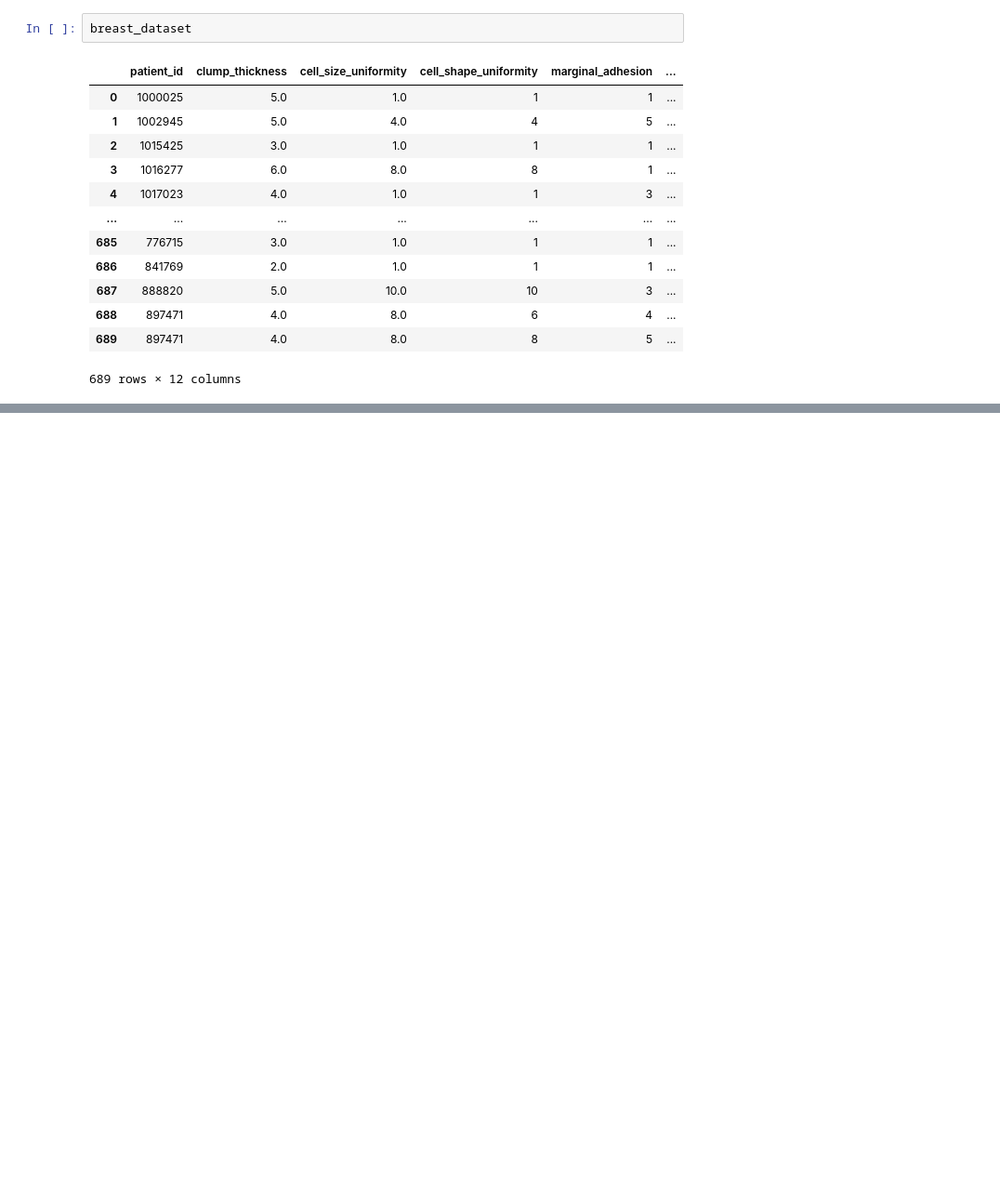
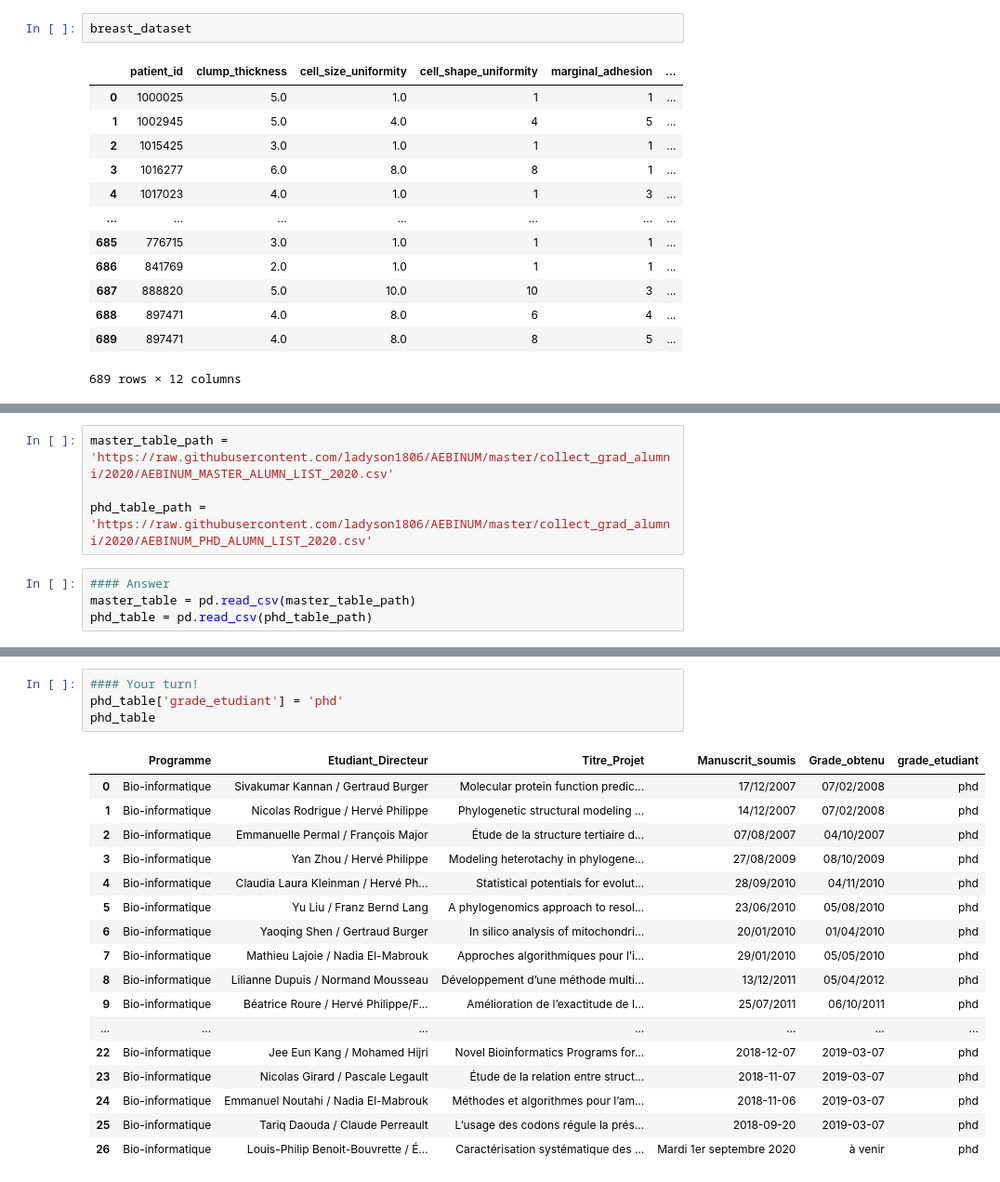
Before and after one commit to ladyson1806/pandas_data_wrangling, a Jupyter notebook: datatrek_2021/Data_Processing_Python.ipynb, the cells around one changed output, grey strips where cells are left out. Shown at 93% size. Saved outputs shown, nothing was run; the diff lists cells and outputs as text; blank space fills up the shorter version.

```diff
--- a/datatrek_2021/Data_Processing_Python.ipynb
+++ b/datatrek_2021/Data_Processing_Python.ipynb
@@ -665,0 +627,8 @@ filtered_breast_dataset
+# %%
+master_table_path = 'https://raw.githubusercontent.com/ladyson1806/AEBINUM/master/collect_grad_alumni/2020/AEBINUM_MASTER_ALUMN_LIST_2020.csv'
+
+phd_table_path = 'https://raw.githubusercontent.com/ladyson1806/AEBINUM/master/collect_grad_alumni/2020/AEBINUM_PHD_ALUMN_LIST_2020.csv'
+# %%
+#### Answer
+master_table = pd.read_csv(master_table_path)
+phd_table = pd.read_csv(phd_table_path)
@@ -665,0 +654,22 @@ filtered_breast_dataset
+# %%
+#### Your turn!
+phd_table['grade_etudiant'] = 'phd'
+phd_table
+# %% [output]
+|  | Programme | Etudiant_Directeur | Titre_Projet | Manuscrit_soumis | Grade_obtenu | grade_etudiant |
+| 0 | Bio-informatique | Sivakumar Kannan / Gertraud Burger | Molecular protein function predic... | 17/12/2007 | 07/02/2008 | phd |
+| 1 | Bio-informatique | Nicolas Rodrigue / Hervé Philippe | Phylogenetic structural modeling ... | 14/12/2007 | 07/02/2008 | phd |
+| 2 | Bio-informatique | Emmanuelle Permal / François Major | Étude de la structure tertiaire d... | 07/08/2007 | 04/10/2007 | phd |
+| 3 | Bio-informatique | Yan Zhou / Hervé Philippe | Modeling heterotachy in phylogene... | 27/08/2009 | 08/10/2009 | phd |
+| 4 | Bio-informatique | Claudia Laura Kleinman / Hervé Ph... | Statistical potentials for evolut... | 28/09/2010 | 04/11/2010 | phd |
+| 5 | Bio-informatique | Yu Liu / Franz Bernd Lang | A phylogenomics approach to resol... | 23/06/2010 | 05/08/2010 | phd |
+| 6 | Bio-informatique | Yaoqing Shen / Gertraud Burger | In silico analysis of mitochondri... | 20/01/2010 | 01/04/2010 | phd |
+| 7 | Bio-informatique | Mathieu Lajoie / Nadia El-Mabrouk | Approches algorithmiques pour l’i... | 29/01/2010 | 05/05/2010 | phd |
+| 8 | Bio-informatique | Lilianne Dupuis / Normand Mousseau | Développement d’une méthode multi... | 13/12/2011 | 05/04/2012 | phd |
+| 9 | Bio-informatique | Béatrice Roure / Hervé Philippe/F... | Amélioration de l’exactitude de l... | 25/07/2011 | 06/10/2011 | phd |
+| ... | ... | ... | ... | ... | ... | ... |
+| 22 | Bio-informatique | Jee Eun Kang / Mohamed Hijri | Novel Bioinformatics Programs for... | 2018-12-07 | 2019-03-07 | phd |
+| 23 | Bio-informatique | Nicolas Girard / Pascale Legault | Étude de la relation entre struct... | 2018-11-07 | 2019-03-07 | phd |
+| 24 | Bio-informatique | Emmanuel Noutahi / Nadia El-Mabrouk | Méthodes et algorithmes pour l’am... | 2018-11-06 | 2019-03-07 | phd |
+| 25 | Bio-informatique | Tariq Daouda / Claude Perreault | L’usage des codons régule la prés... | 2018-09-20 | 2019-03-07 | phd |
+| 26 | Bio-informatique | Louis-Philip Benoit-Bouvrette / É... | Caractérisation systématique des ... | Mardi 1er septembre 2020 | à venir | phd |
```
Also changed, not shown: parts of 15 cells of this notebook.
